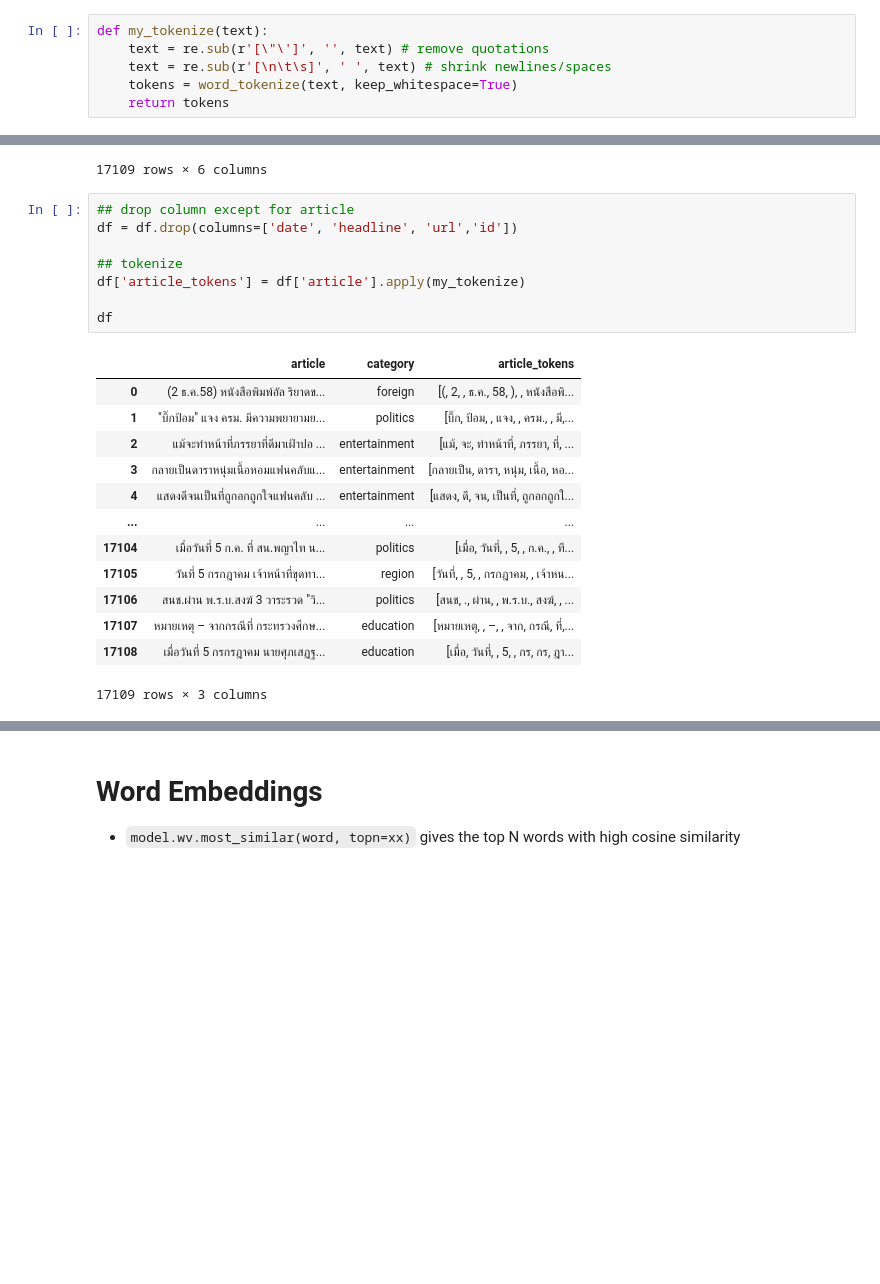
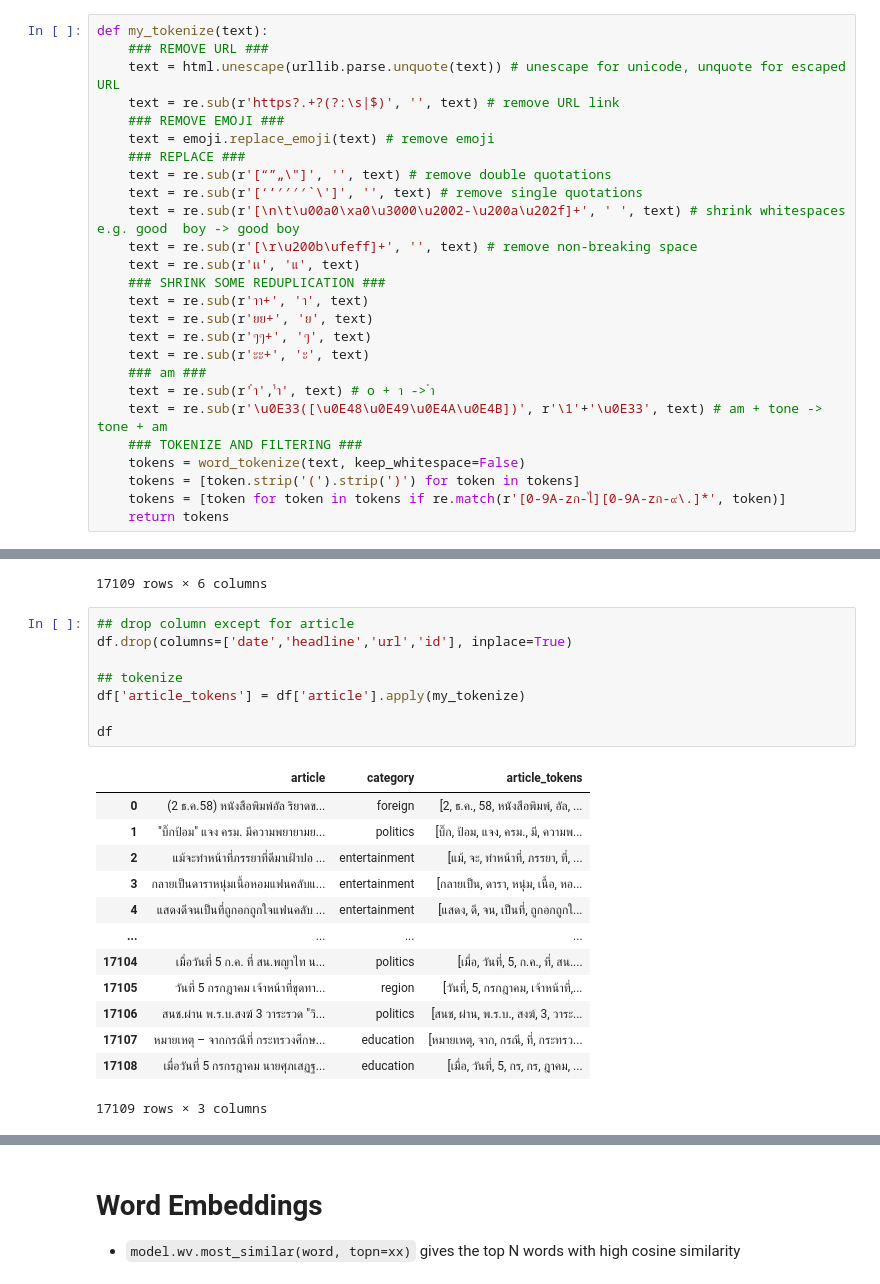
Before and after one commit to nozomiyamada/DSI3, a Jupyter notebook: Thai NLP Examples/word_embedding.ipynb, the cells around one changed output, grey strips where cells are left out. Drawn from its saved outputs; the diff is of its cells as text; blank space fills up the shorter version.

```diff
--- a/Thai NLP Examples/word_embedding.ipynb
+++ b/Thai NLP Examples/word_embedding.ipynb
@@ -17,12 +15,32 @@ from pythainlp.tokenize import word_tokenize
 # %% [markdown]
 - custom tokenization function
 - remove all quatations and shrink newlines `\n` and white spaces
-# %%
-def my_tokenize(text):
-    text = re.sub(r'[\"\']', '', text) # remove quotations
-    text = re.sub(r'[\n\t\s]', ' ', text) # shrink newlines/spaces
-    tokens = word_tokenize(text, keep_whitespace=True)
-    return tokens
+# %%
+def my_tokenize(text):
+    ### REMOVE URL ###
+    text = html.unescape(urllib.parse.unquote(text)) # unescape for unicode, unquote for escaped URL
+    text = re.sub(r'https?.+?(?:\s|$)', '', text) # remove URL link
+    ### REMOVE EMOJI ###
+    text = emoji.replace_emoji(text) # remove emoji
+    ### REPLACE ###
+    text = re.sub(r'[“”„\"]', '', text) # remove double quotations
+    text = re.sub(r'[‘’′′′′`\']', '', text) # remove single quotations
+    text = re.sub(r'[\n\t\u00a0\xa0\u3000\u2002-\u200a\u202f]+', ' ', text) # shrink whitespaces e.g. good  boy -> good boy
+    text = re.sub(r'[\r\u200b\ufeff]+', '', text) # remove non-breaking space
+    text = re.sub(r'เเ', 'แ', text)
+    ### SHRINK SOME REDUPLICATION ###
+    text = re.sub(r'าา+', 'า', text)
+    text = re.sub(r'ยย+', 'ย', text)
+    text = re.sub(r'ๆๆ+', 'ๆ', text)
+    text = re.sub(r'ะะ+', 'ะ', text)
+    ### am ###
+    text = re.sub(r'ํา','ำ', text) # o + า -> ำ
+    text = re.sub(r'\u0E33([\u0E48\u0E49\u0E4A\u0E4B])', r'\1'+'\u0E33', text) # am + tone -> tone + am
+    ### TOKENIZE AND FILTERING ###
+    tokens = word_tokenize(text, keep_whitespace=False)
+    tokens = [token.strip('(').strip(')') for token in tokens]
+    tokens = [token for token in tokens if re.match(r'[0-9A-zก-ไ][0-9A-zก-๙\.]*', token)]
+    return tokens
 # %% [markdown]
 # Load data
 
@@ -47,24 +65,24 @@ df
 17109 rows × 6 columns
 # %%
 ## drop column except for article
-df = df.drop(columns=['date', 'headline', 'url','id'])
+df.drop(columns=['date','headline','url','id'], inplace=True)
 
 ## tokenize
 df['article_tokens'] = df['article'].apply(my_tokenize)
 
 df
 # %% [output]
 |  | article | category | article_tokens |
-| 0 | (2 ธ.ค.58) หนังสือพิมพ์อัล ริยาดข... | foreign | [(, 2, , ธ.ค., 58, ), , หนังสือพิ... |
-| 1 | "บิ๊กป้อม" แจง ครม. มีความพยายามย... | politics | [บิ๊ก, ป้อม, , แจง, , ครม., , มี,... |
+| 0 | (2 ธ.ค.58) หนังสือพิมพ์อัล ริยาดข... | foreign | [2, ธ.ค., 58, หนังสือพิมพ์, อัล, ... |
+| 1 | "บิ๊กป้อม" แจง ครม. มีความพยายามย... | politics | [บิ๊ก, ป้อม, แจง, ครม., มี, ความพ... |
 | 2 | แม้จะทำหน้าที่ภรรยาที่ดีมาเฝ้าปอ ... | entertainment | [แม้, จะ, ทำหน้าที่, ภรรยา, ที่, ... |
 | 3 | กลายเป็นดาราหนุ่มเนื้อหอมแฟนคลับแ... | entertainment | [กลายเป็น, ดารา, หนุ่ม, เนื้อ, หอ... |
 | 4 | แสดงดีจนเป็นที่ถูกอกถูกใจแฟนคลับ ... | entertainment | [แสดง, ดี, จน, เป็นที่, ถูกอกถูกใ... |
 | ... | ... | ... | ... |
-| 17104 | เมื่อวันที่ 5 ก.ค. ที่ สน.พญาไท น... | politics | [เมื่อ, วันที่, , 5, , ก.ค., , ที... |
-| 17105 | วันที่ 5 กรกฎาคม เจ้าหน้าที่ขุดทา... | region | [วันที่, , 5, , กรกฎาคม, , เจ้าหน... |
-| 17106 | สนช.ผ่าน พ.ร.บ.สงฆ์ 3 วาระรวด "วิ... | politics | [สนช, ., ผ่าน, , พ.ร.บ., สงฆ์, , ... |
-| 17107 | หมายเหตุ – จากกรณีที่ กระทรวงศึกษ... | education | [หมายเหตุ, , –, , จาก, กรณี, ที่,... |
-| 17108 | เมื่อวันที่ 5 กรกรฎาคม นายศุภเสฏฐ... | education | [เมื่อ, วันที่, , 5, , กร, กร, ฎา... |
+| 17104 | เมื่อวันที่ 5 ก.ค. ที่ สน.พญาไท น... | politics | [เมื่อ, วันที่, 5, ก.ค., ที่, สน.... |
+| 17105 | วันที่ 5 กรกฎาคม เจ้าหน้าที่ขุดทา... | region | [วันที่, 5, กรกฎาคม, เจ้าหน้าที่,... |
+| 17106 | สนช.ผ่าน พ.ร.บ.สงฆ์ 3 วาระรวด "วิ... | politics | [สนช, ผ่าน, พ.ร.บ., สงฆ์, 3, วาระ... |
+| 17107 | หมายเหตุ – จากกรณีที่ กระทรวงศึกษ... | education | [หมายเหตุ, จาก, กรณี, ที่, กระทรว... |
+| 17108 | เมื่อวันที่ 5 กรกรฎาคม นายศุภเสฏฐ... | education | [เมื่อ, วันที่, 5, กร, กร, ฎาคม, ... |
 17109 rows × 3 columns
 # %% [markdown]
```
Also changed, not shown: parts of 15 cells of this notebook, 5 other files.
